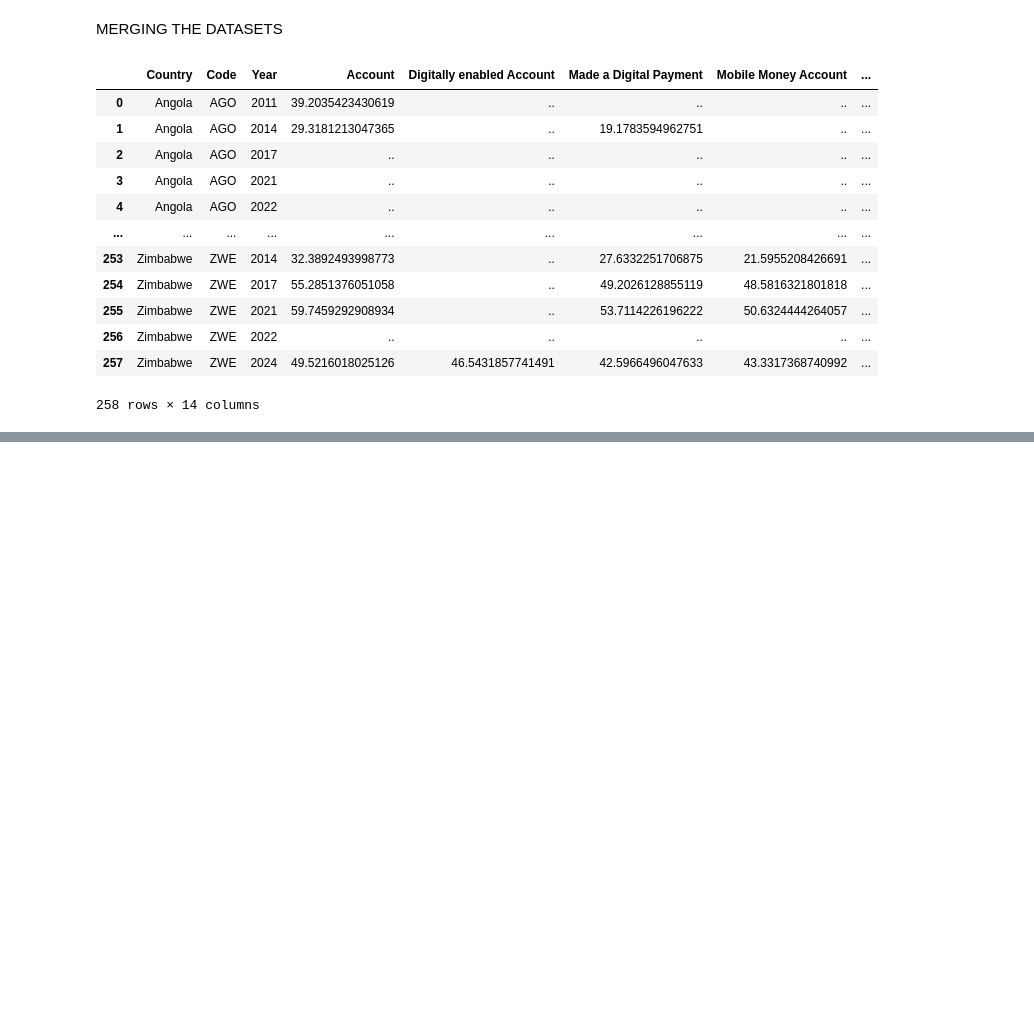
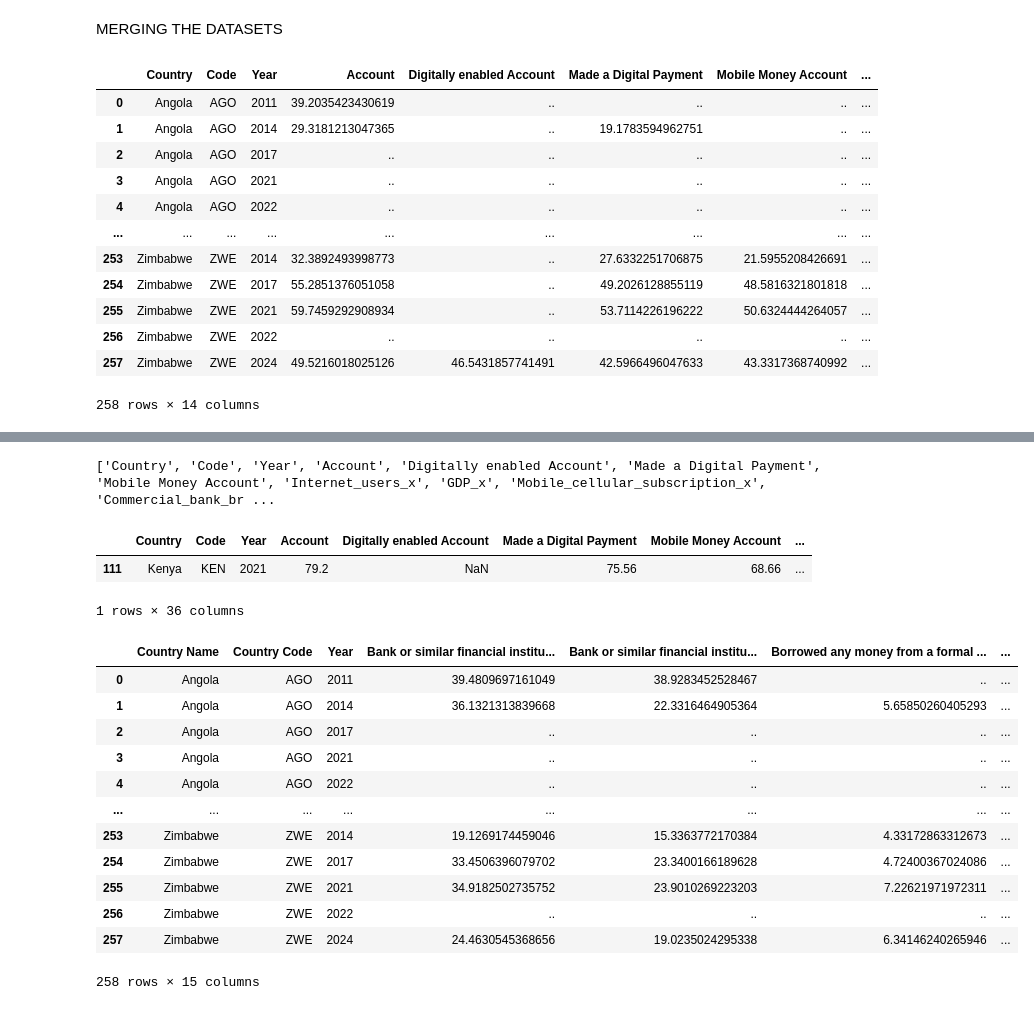
Before and after one commit to Evelynn-atienosan/MOBILE-MONEY-IN-KENYA, a Jupyter notebook: Data_Cleaning.ipynb, the cells around one changed output, grey strips where cells are left out. Cells and saved outputs as stored; diff of their text form; code cells hidden in the pictures; blank space fills up the shorter version.

```diff
--- a/Data_Cleaning.ipynb
+++ b/Data_Cleaning.ipynb
@@ -589,0 +589,77 @@ Length: 43, dtype: str
+# %%
+
+
+datasets = [
+   df_internet_users_long,
+   df_GDP_long,
+   df_mobile_subscription_long,
+   df_bank_branches_long,
+   df_poverty_ratio_long,
+   df_Urban_Population_long,df_final_bank_account,
+   df_mobile_impact_final
+]
+
+for dataset in datasets:
+    master = master.merge(
+        dataset,
+        on=["Country","Code","Year"],
+        how="left"
+    )
+
+master
+
+print(master.columns.tolist())
+# %% [output]
+['Country', 'Code', 'Year', 'Account', 'Digitally enabled Account', 'Made a Digital Payment', 'Mobile Money Account', 'Internet_users_x', 'GDP_x', 'Mobile_cellular_subscription_x', 'Commercial_bank_br ...
+# %%
+
+master[(master['Country'] == 'Kenya') & (master['Year']==2021)]
+# %% [output]
+|  | Country | Code | Year | Account | Digitally enabled Account | Made a Digital Payment | Mobile Money Account | ... |
+| 111 | Kenya | KEN | 2021 | 79.2 | NaN | 75.56 | 68.66 | ... |
+1 rows × 36 columns
+# %%
+df_comparison_indicators_long = df_comparison_indicators.rename(columns={
+    '2011 [YR2011]':'2011',
+    '2014 [YR2014]':'2014',
+    '2017 [YR2017]':'2017',
+    '2021 [YR2021]':'2021',
+    '2022 [YR2022]':'2022',
+    '2024 [YR2024]':'2024'
+}#, inplace = True)
+)
+
+df_comparison_indicators_long = df_comparison_indicators_long.melt(
+    id_vars=["Country Name","Country Code","Series Name"],
+    value_vars=["2011","2014","2017","2021","2022","2024"],
+    var_name="Year",
+    value_name="Value"
+)
+
+df_comparison_indicators_long = df_comparison_indicators_long.dropna(
+    subset=["Country Name", "Country Code", "Series Name"]
+)
+
+df_comparison_indicators_final= df_comparison_indicators_long.pivot(
+    index=["Country Name","Country Code","Year"],
+    columns="Series Name",
+    values="Value"
+).reset_index()
+
+df_comparison_indicators_final.columns.name = None
+
+df_comparison_indicators_final
+# %% [output]
+|  | Country Name | Country Code | Year | Bank or similar financial institu... | Bank or similar financial institu... | Borrowed any money from a formal ... | ... |
+| 0 | Angola | AGO | 2011 | 39.4809697161049 | 38.9283452528467 | .. | ... |
+| 1 | Angola | AGO | 2014 | 36.1321313839668 | 22.3316464905364 | 5.65850260405293 | ... |
+| 2 | Angola | AGO | 2017 | .. | .. | .. | ... |
+| 3 | Angola | AGO | 2021 | .. | .. | .. | ... |
+| 4 | Angola | AGO | 2022 | .. | .. | .. | ... |
+| ... | ... | ... | ... | ... | ... | ... | ... |
+| 253 | Zimbabwe | ZWE | 2014 | 19.1269174459046 | 15.3363772170384 | 4.33172863312673 | ... |
+| 254 | Zimbabwe | ZWE | 2017 | 33.4506396079702 | 23.3400166189628 | 4.72400367024086 | ... |
+| 255 | Zimbabwe | ZWE | 2021 | 34.9182502735752 | 23.9010269223203 | 7.22621971972311 | ... |
+| 256 | Zimbabwe | ZWE | 2022 | .. | .. | .. | ... |
+| 257 | Zimbabwe | ZWE | 2024 | 24.4630545368656 | 19.0235024295338 | 6.34146240265946 | ... |
+258 rows × 15 columns
```
Also changed, not shown: parts of 33 cells of this notebook, 2 other files.
